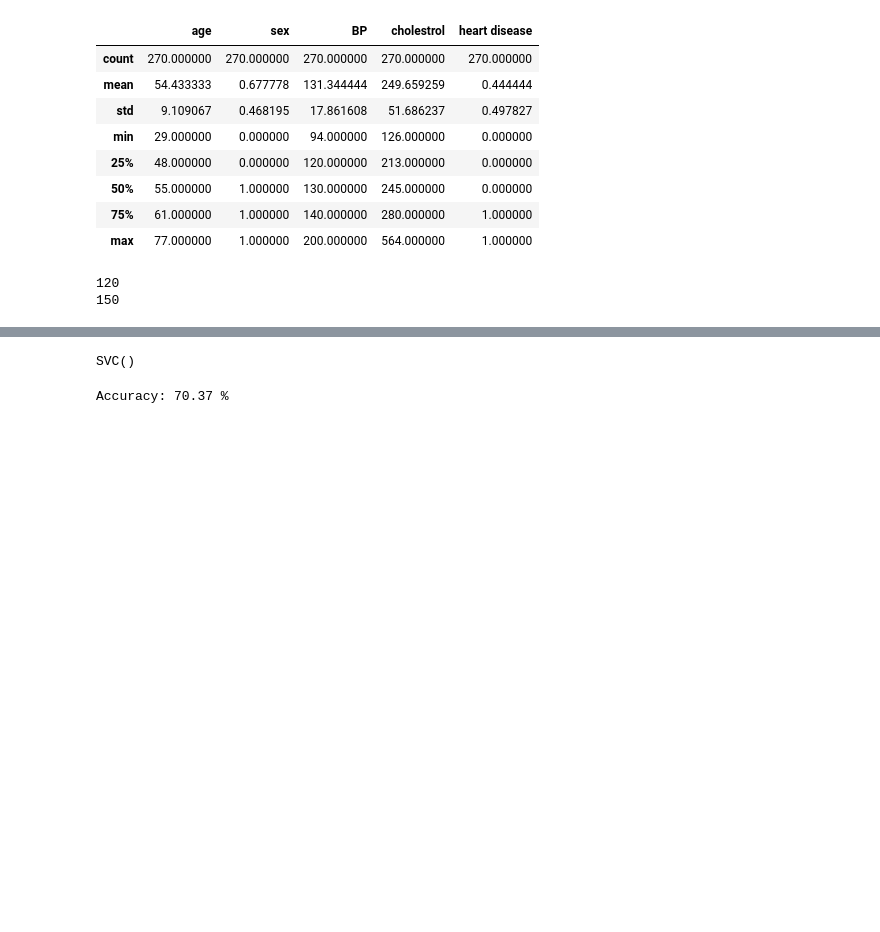
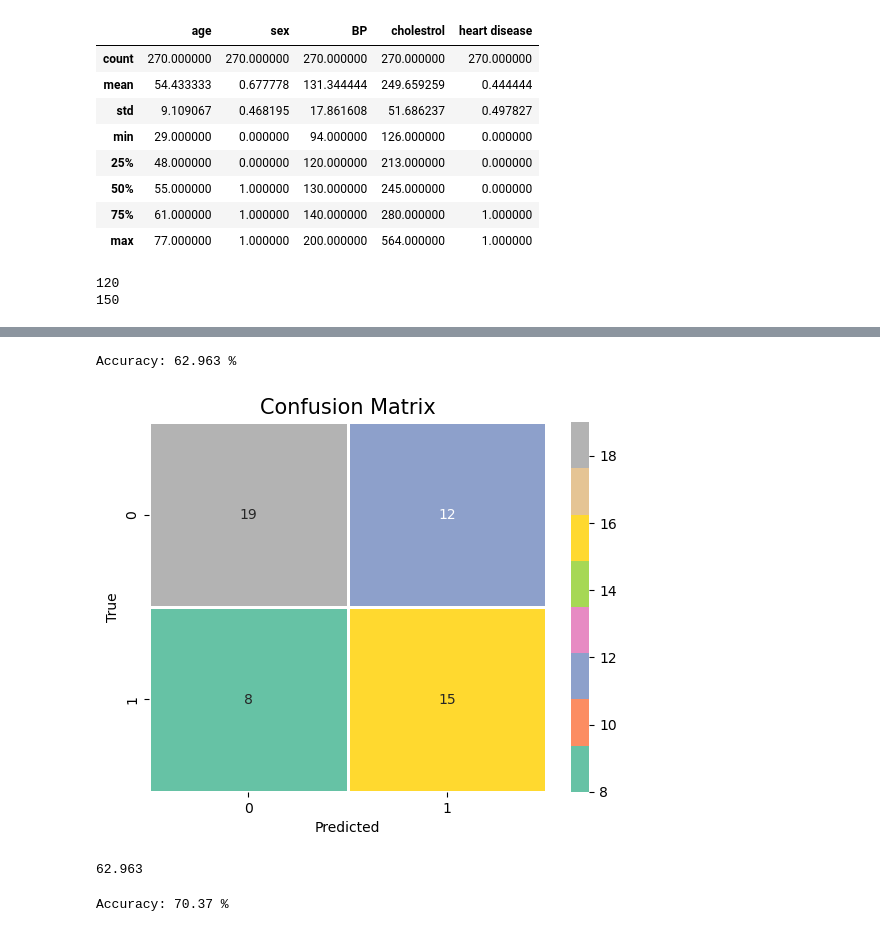
Before and after one commit to MonarchTL/python_class, a Jupyter notebook: AI/heart_disease_prediction.ipynb, the cells around one changed output, grey strips where cells are left out. Drawn from its saved outputs; the diff is of its cells as text; code cells hidden in the pictures; blank space fills up the shorter version.

```diff
--- a/AI/heart_disease_prediction.ipynb
+++ b/AI/heart_disease_prediction.ipynb
@@ -81,10 +82,10 @@ from sklearn.model_selection import train_test_split
 # %%
 X_train, X_test, Y_train, Y_test = train_test_split(X,Y, test_size = 0.20, random_state=1)
 # %%
-from sklearn.preprocessing import StandardScaler
-SScaler = StandardScaler()
-X_train = SScaler.fit_transform(X_train)
-X_test = SScaler.fit_transform(X_test)
+# from sklearn.preprocessing import StandardScaler
+# SScaler = StandardScaler()
+# X_train = SScaler.fit_transform(X_train)
+# X_test = SScaler.fit_transform(X_test)
 # %%
 def impressions(model,accuracy):
     print('Accuracy: {} %'.format(accuracy))
@@ -98,12 +99,22 @@ def impressions(model,accuracy):
     plt.ylabel("True")
     plt.show()
 # %%
-from sklearn.svm import SVC
+from sklearn.tree import DecisionTreeClassifier
+tree = DecisionTreeClassifier(random_state=1, max_depth=50)
+tree.fit(X_train,Y_train)
+Y_pred = tree.predict(X_test)
 
-svc= SVC()
-svc.fit(X_train,Y_train)
+tree_accuracy= round(accuracy_score(Y_test,Y_pred), 5)*100 # Accuracy
+
+impressions(tree,tree_accuracy)
+
+# Y_score = tree.predict_proba(X_test)[:,1]
+# print(Y_score)
+print(tree_accuracy)
 # %% [output]
-SVC()
+Accuracy: 62.963 %
+[figure, added]
+62.963
 # %%
 Y_pred= svc.predict(X_test)
 
```
Also changed, not shown: parts of 2 cells of this notebook, 5 other files.
